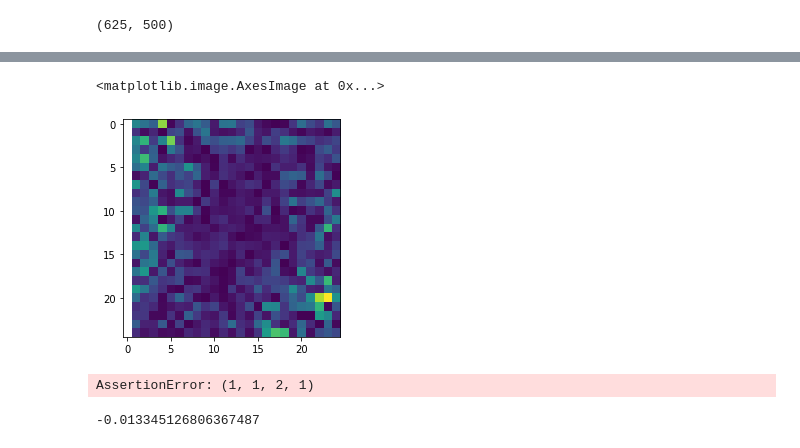
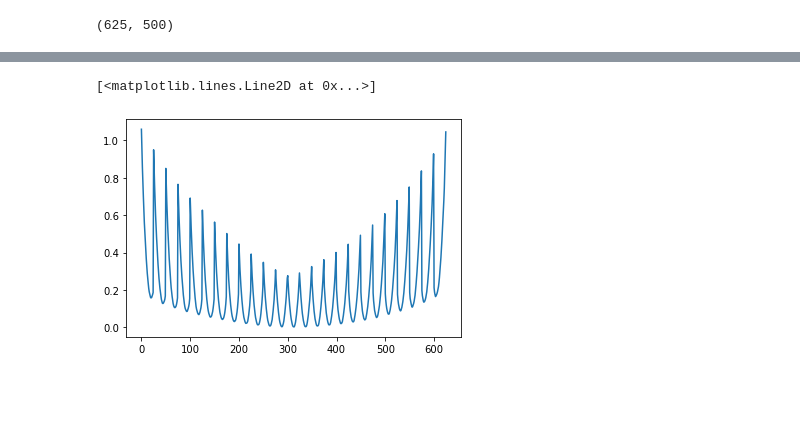
Before and after one commit to vistalab-technion/vqr, a Jupyter notebook: notebooks/01-VQ.ipynb, the cells around one changed output, grey strips where cells are left out. Cells and saved outputs as stored; diff of their text form; code cells hidden in the pictures; blank space fills up the shorter version.

```diff
--- a/notebooks/01-VQ.ipynb
+++ b/notebooks/01-VQ.ipynb
@@ -168,30 +181,5 @@ for i in range(d):
-# %%
-Q_ = np.abs(quantiles[:, 0].reshape(T, T) - quantiles[:, 1].reshape(T, T))
-Q_[:,0] = np.nan
-plt.imshow(Q_)
-# %% [output]
-<matplotlib.image.AxesImage at 0x...>
-[figure, removed]
-# %%
-import itertools as it
-
-Q1 = quantiles[:, 0].reshape(T, T)
-Q2 = quantiles[:, 1].reshape(T, T)
-
-for i0, j0 in it.product(range(1, T), range(1, T)):
-
-    u0 = np.array([U1[i0, j0], U2[i0, j0]])
-    q0 = np.array([Q1[i0, j0], Q2[i0, j0]])
-
-    for i1, j1 in it.product(range(1, T), range(1, T)):
-
-        u1 = np.array([U1[i1, j1], U2[i1, j1]])
-        q1 = np.array([Q1[i1, j1], Q2[i1, j1]])
-
-        assert np.dot(q1-q0, u1-u0) >= 0, (i0, j0, i1, j1)
-# %% [output]
-AssertionError: (1, 1, 2, 1)
-# %%
-np.dot(q1-q0, u1-u0)
-# %% [output]
--0.013345126806367487
+# %%
+plt.plot(constraints[0].dual_value)
+# %% [output]
+[<matplotlib.lines.Line2D at 0x...>]
+[figure, added]
```
Also changed, not shown: parts of 12 cells of this notebook.
